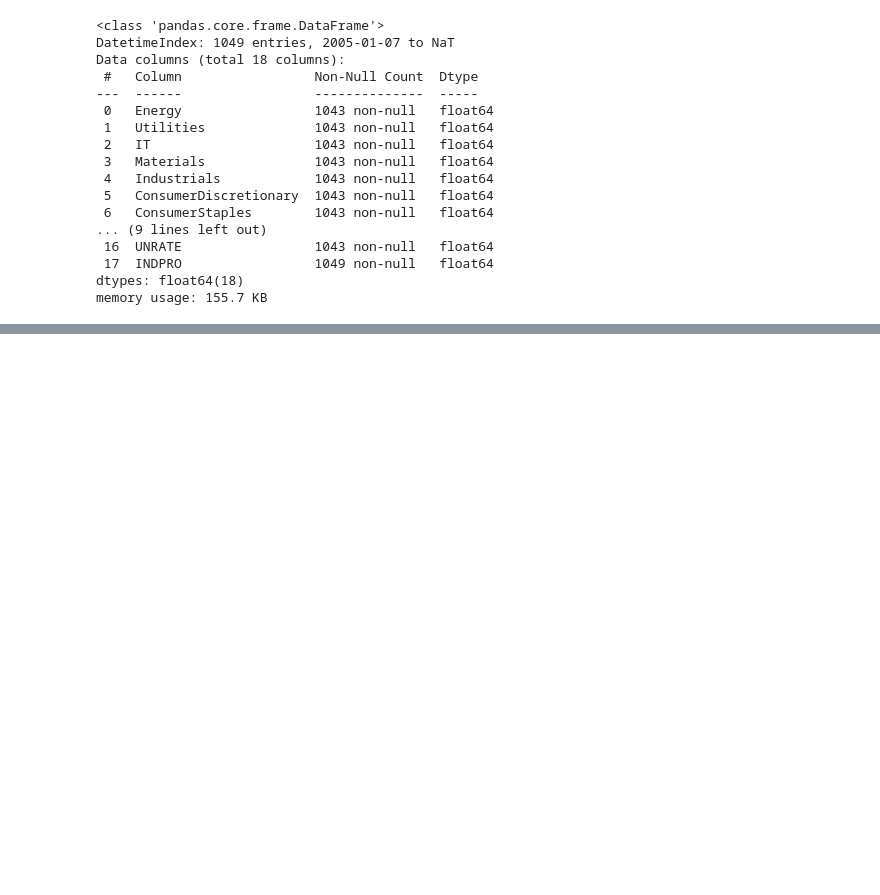
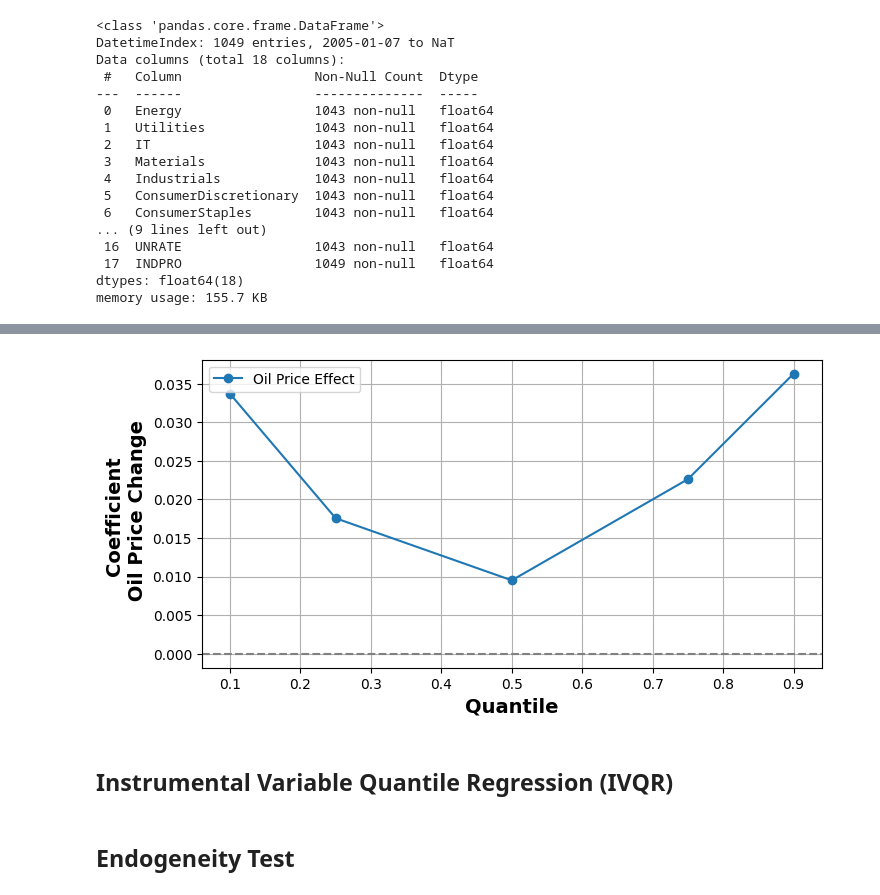
Before and after one commit to saritmaitra/MultiStage_APT, a Jupyter notebook: Quantile_Regression.ipynb, the cells around one changed output, grey strips where cells are left out. Cells and saved outputs as stored; diff of their text form; code cells hidden in the pictures; blank space fills up the shorter version.

```diff
--- a/Quantile_Regression.ipynb
+++ b/Quantile_Regression.ipynb
@@ -89 +148,18 @@ INDPRO            0.0001      0.001      0.077      0.939      -0.003       0.00
 =================================================================================
+# %%
+betas = [models[q].params['delta_oil'] for q in quantiles]
+plt.figure(figsize=(8, 4))
+plt.plot(quantiles, betas, marker='o', label='Oil Price Effect')
+plt.axhline(0, color='gray', linestyle='--')
+plt.xlabel('Quantile', fontsize = 14, fontweight='bold')
+plt.ylabel('Coefficient \n Oil Price Change', fontsize = 14, fontweight='bold')
+# plt.title('Oil Price Impact on S&P 500 Returns Across Quantiles (Naive QR)')
+plt.grid(True)
+plt.legend()
+plt.show()
+# %% [output]
+[figure, added]
+# %% [markdown]
+## Instrumental Variable Quantile Regression (IVQR)
+# %% [markdown]
+## **Endogeneity Test**
```
Also changed, not shown: parts of 53 cells of this notebook.
